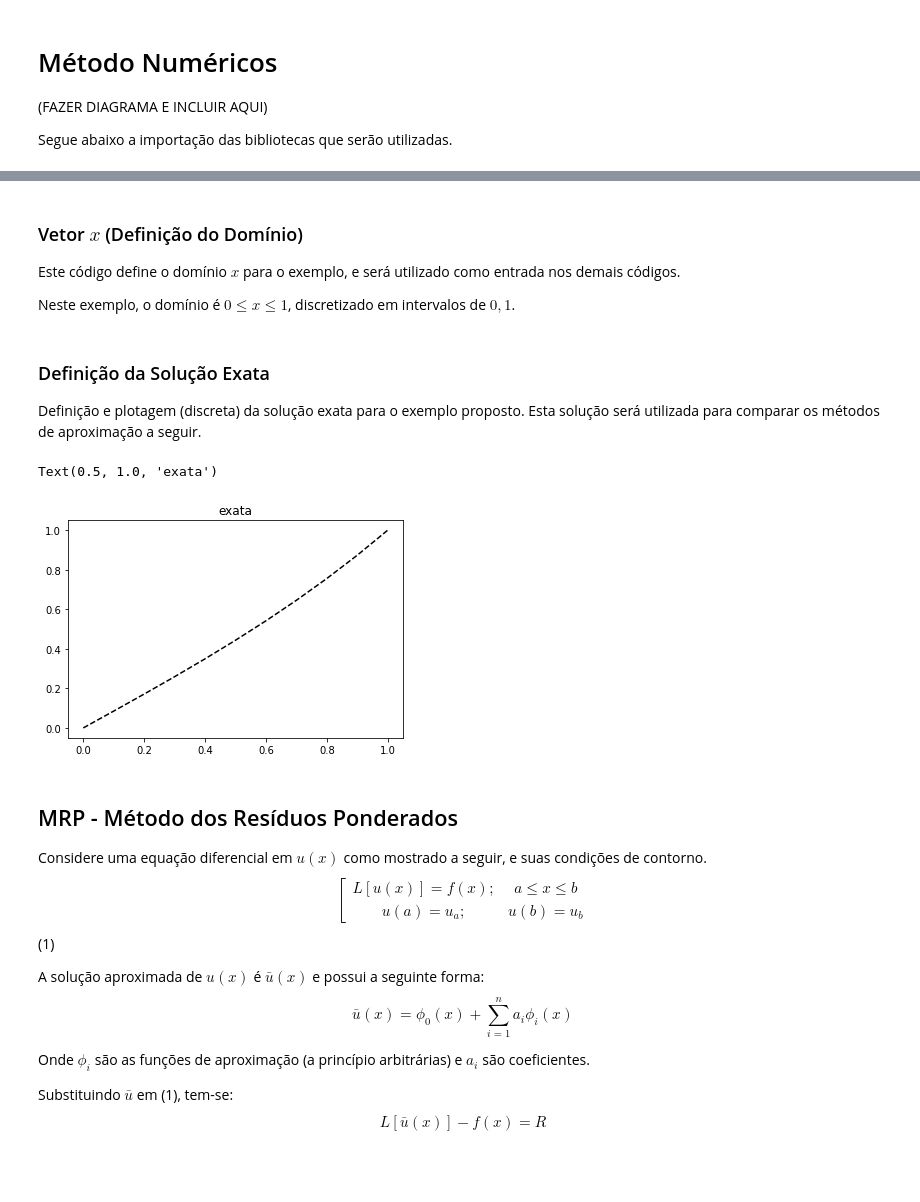
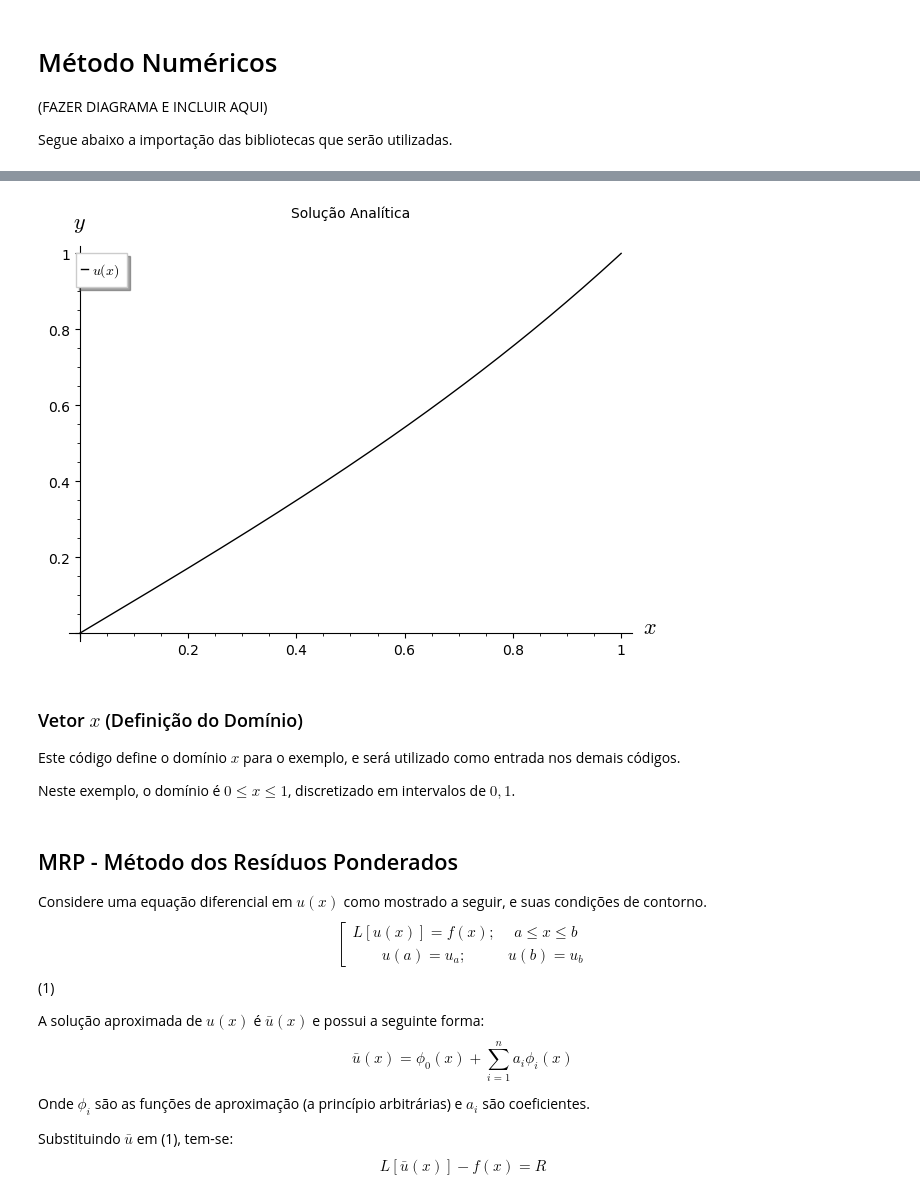
Before and after one commit to noedelima/Uff_MEFpy, a Jupyter notebook: MEFPY.ipynb, the cells around one changed output, grey strips where cells are left out. Cells and saved outputs as stored; diff of their text form; code cells hidden in the pictures; blank space fills up the shorter version.

```diff
--- a/MEFPY.ipynb
+++ b/MEFPY.ipynb
@@ -64,0 +61,5 @@ Este exemplo será utilizado nas seções a seguir.
+# %%
+(x) = var('x') # Cria a variável independente x
+u = function('u')(x) # Cria a variável dependente u(x)
+eqn = diff(u,x,2) - u == 0; # Equação Diferencial $\frac{d^{2}u}{dx^{2}}-u=0$
+eqn # Mostra a equação inline
@@ -64,0 +70,3 @@ Este exemplo será utilizado nas seções a seguir.
+# %%
+analitc = desolve(eqn,u,[0,0,1,1]).full_simplify() # Resolve a equação para a variável u(x), passando pelos pontos (0,0) e (1,1), e simplifica
+analitc # Apresenta a solução inline
@@ -65,3 +84,8 @@ Este exemplo será utilizado nas seções a seguir.
+# %%
+exata = plot(analitc,(x,0,1),color='black',legend_label='$u(x)$',axes_labels=['$x$', '$y$'],title='Solução Analítica') # Plota a solução u(x) no intervalo (0 < x < 1)
+exata.show()
+# %% [output]
+[figure, added]
 # %% [markdown]
 ### Vetor $x$ (Definição do Domínio)
 
@@ -73,4 +96,0 @@ x = linspace(0.,1.,11)
-# %% [markdown]
-### Definição da Solução Exata
-
-Definição e plotagem (discreta) da solução exata para o exemplo proposto. Esta solução será utilizada para comparar os métodos de aproximação a seguir.
@@ -80,10 +97,3 @@ def yexata(x):
-# %%
-fig=plt.figure(1)
-plt.plot(x,yexata(x),'k--')
-plt.title('exata')
-# %% [output]
-Text(0.5, 1.0, 'exata')
-[figure, removed]
 # %% [markdown]
 ## MRP - Método dos Resíduos Ponderados
 
```
Also changed, not shown: parts of 33 cells of this notebook.
